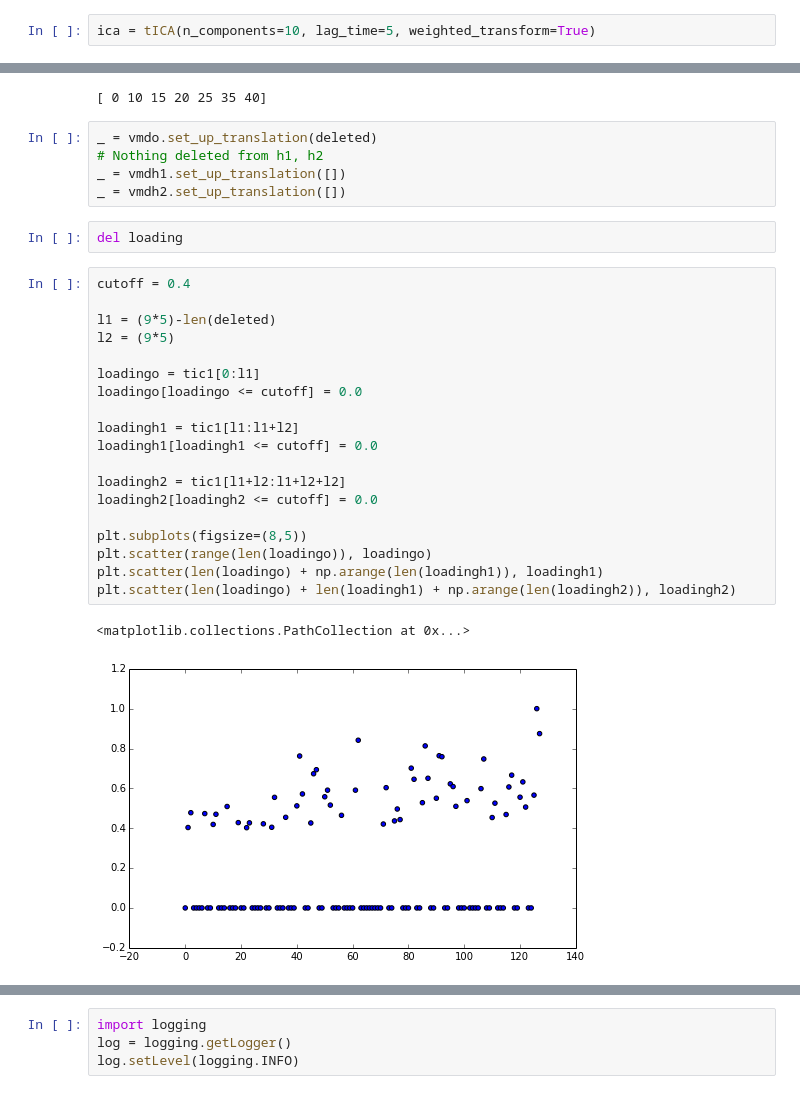
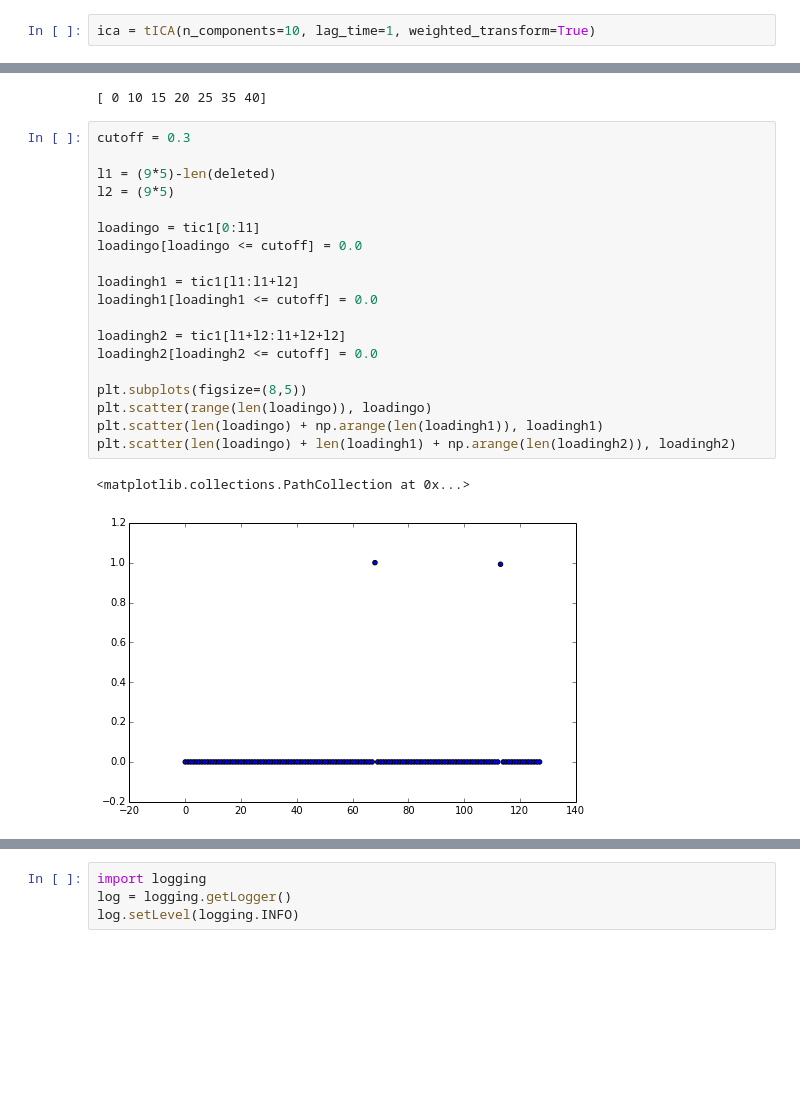
Before and after one commit to mpharrigan/wetmsm, a Jupyter notebook: ipython/ala_water/2-ala_water_tica.ipynb, the cells around one changed output, grey strips where cells are left out. Drawn from its saved outputs; the diff is of its cells as text; blank space fills up the shorter version.

```diff
--- a/ipython/ala_water/2-ala_water_tica.ipynb
+++ b/ipython/ala_water/2-ala_water_tica.ipynb
@@ -15,7 +15,7 @@ with open('fp2d_all.pickl', 'rb') as f:
 from sklearn.decomposition import PCA, KernelPCA
 from mixtape.tica import tICA
 # %%
-ica = tICA(n_components=10, lag_time=5, weighted_transform=True)
+ica = tICA(n_components=10, lag_time=1, weighted_transform=True)
 # %% [markdown]
 ### Fit all trajectories
 # %%
@@ -187,32 +192,25 @@ with open('fp2d_deleted.pickl', 'rb') as f:
 print(deleted)
 # %% [output]
 [ 0 10 15 20 25 35 40]
-# %%
-_ = vmdo.set_up_translation(deleted)
-# Nothing deleted from h1, h2
-_ = vmdh1.set_up_translation([])
-_ = vmdh2.set_up_translation([])
-# %%
-del loading
 # %%
-cutoff = 0.4
+cutoff = 0.3
 
 l1 = (9*5)-len(deleted)
 l2 = (9*5)
 
 loadingo = tic1[0:l1]
 loadingo[loadingo <= cutoff] = 0.0
 
 loadingh1 = tic1[l1:l1+l2]
 loadingh1[loadingh1 <= cutoff] = 0.0
 
 loadingh2 = tic1[l1+l2:l1+l2+l2]
 loadingh2[loadingh2 <= cutoff] = 0.0
 
 plt.subplots(figsize=(8,5))
 plt.scatter(range(len(loadingo)), loadingo)
 plt.scatter(len(loadingo) + np.arange(len(loadingh1)), loadingh1)
 plt.scatter(len(loadingo) + len(loadingh1) + np.arange(len(loadingh2)), loadingh2)
 # %% [output]
 <matplotlib.collections.PathCollection at 0x...>
-[figure, old version]
+[figure, new version]
```
Also changed, not shown: parts of 9 cells of this notebook, 2 other files.
